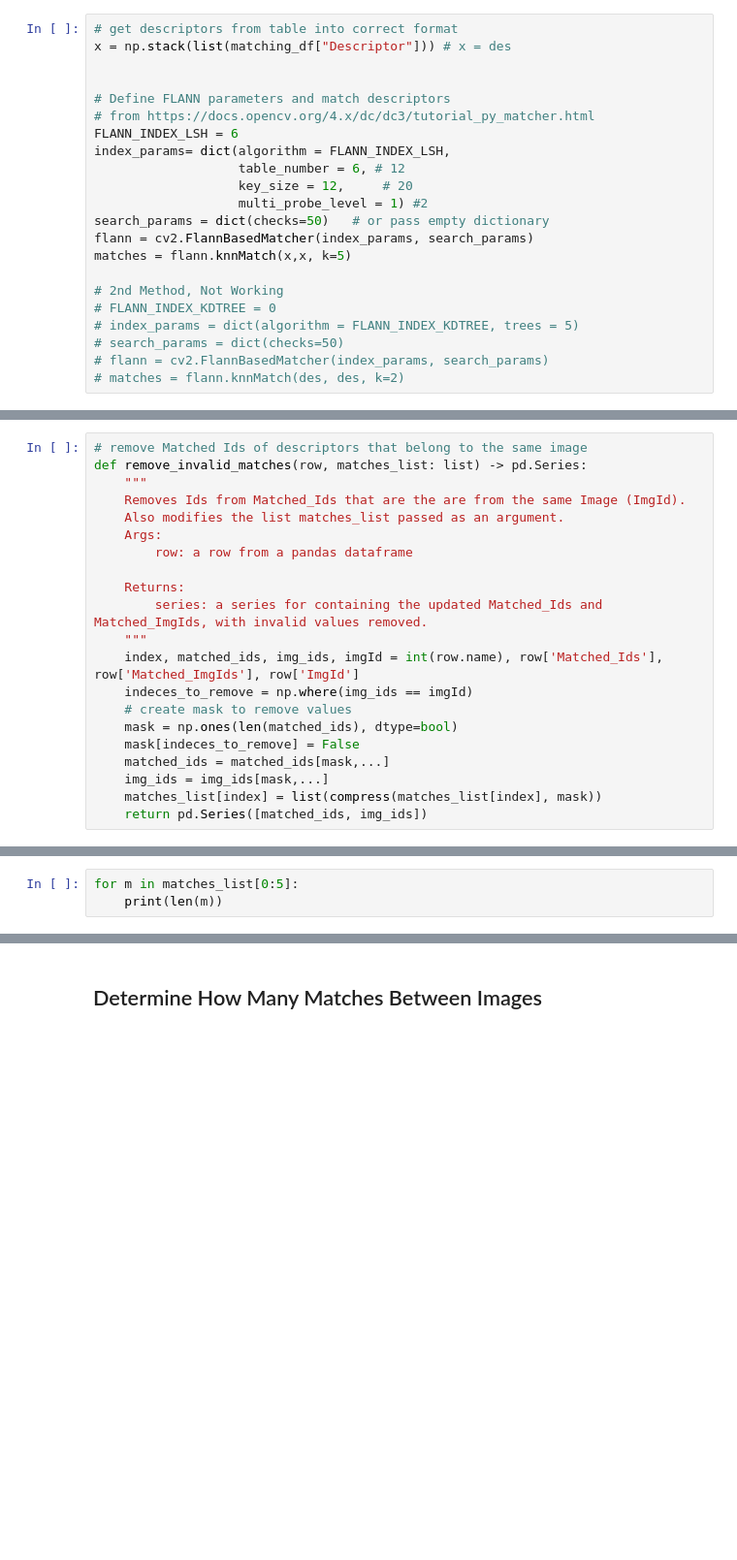
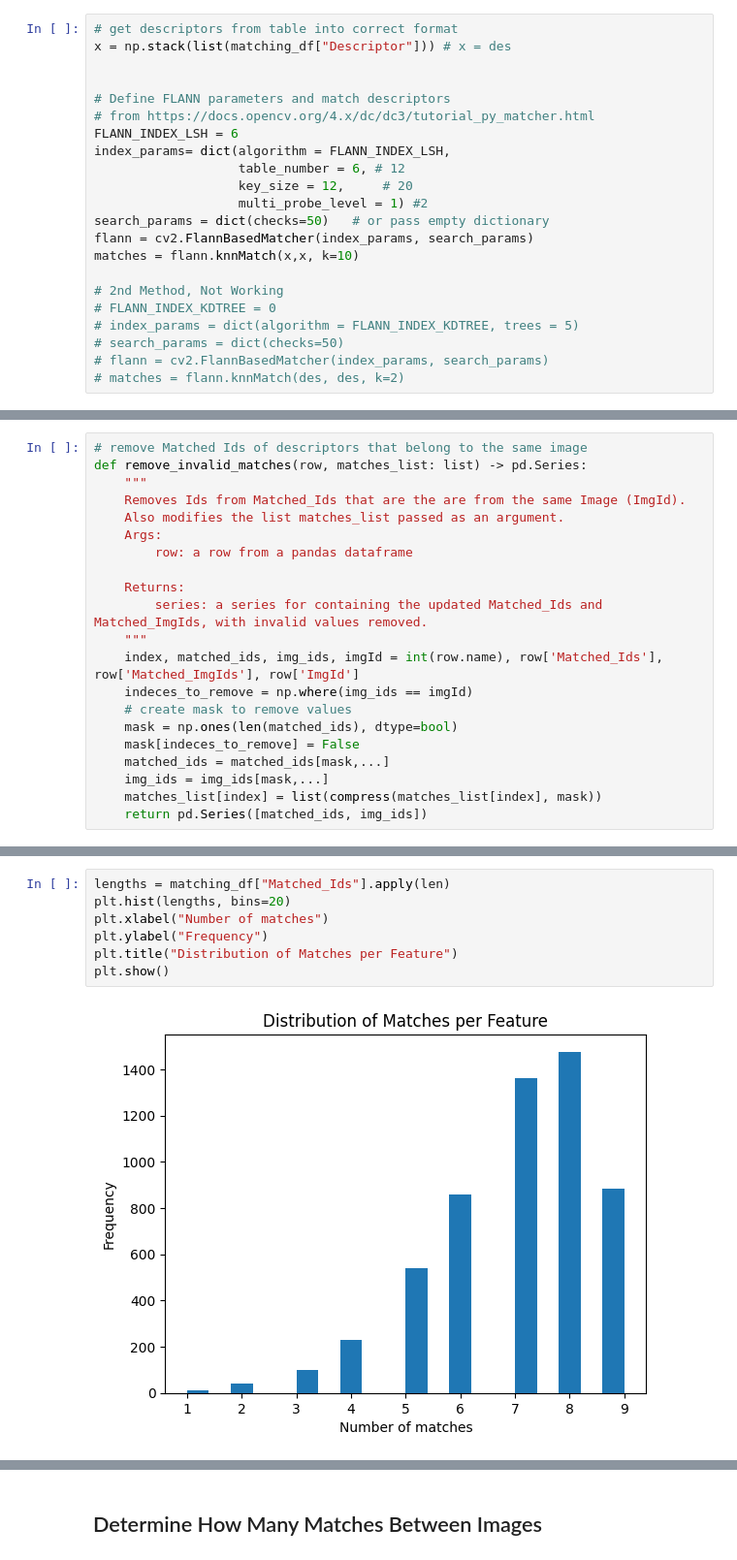
Before and after one commit to GCSchmidt/local-image-features-apps, a Jupyter notebook: src/image_stitching/experiments.ipynb, the cells around one changed output, grey strips where cells are left out. Shown at 97% size. Drawn from its saved outputs; the diff is of its cells as text; blank space fills up the shorter version.

Commit message:
added graph logic

```diff
--- a/src/image_stitching/experiments.ipynb
+++ b/src/image_stitching/experiments.ipynb
@@ -92,7 +129,7 @@ index_params= dict(algorithm = FLANN_INDEX_LSH,
                    multi_probe_level = 1) #2
 search_params = dict(checks=50)   # or pass empty dictionary
 flann = cv2.FlannBasedMatcher(index_params, search_params)
-matches = flann.knnMatch(x,x, k=5)
+matches = flann.knnMatch(x,x, k=10)
 
 # 2nd Method, Not Working
 # FLANN_INDEX_KDTREE = 0
@@ -175,3 +260,9 @@ matching_df.head()
 # %%
-for m in matches_list[0:5]:
-    print(len(m))
+lengths = matching_df["Matched_Ids"].apply(len)
+plt.hist(lengths, bins=20)
+plt.xlabel("Number of matches")
+plt.ylabel("Frequency")
+plt.title("Distribution of Matches per Feature")
+plt.show()
+# %% [output]
+[figure, added]
```
Also changed, not shown: parts of 49 cells of this notebook, 1 other file.
